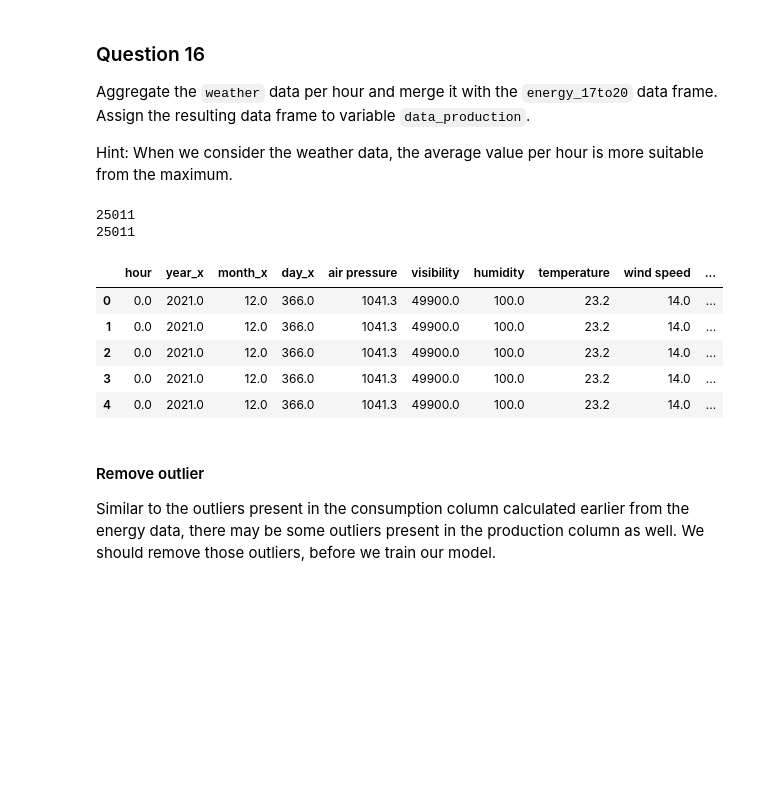
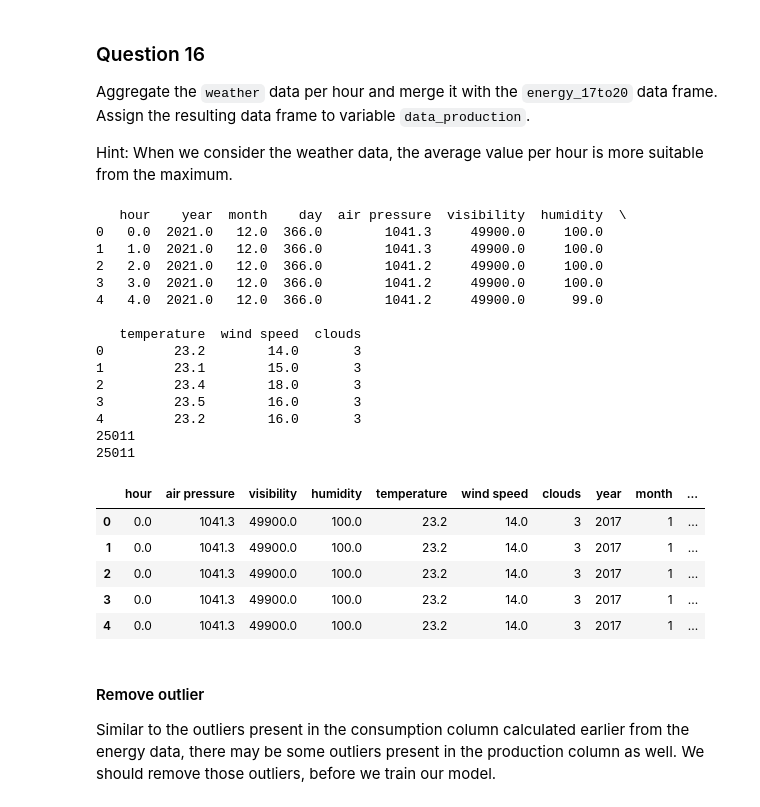
Before and after one commit to PanosBn/IoTGroup9, a Jupyter notebook: assignment.ipynb, the cells around one changed output. Cells and saved outputs as stored; diff of their text form; code cells hidden in the pictures; blank space fills up the shorter version.

```diff
--- a/assignment.ipynb
+++ b/assignment.ipynb
@@ -1354,26 +1354,39 @@ When we consider the weather data, the average value per hour is more suitable f
 # %%
 #// BEGIN_TODO [Q16]
 weather_copy = weather.copy()
 weather_grouped = weather_copy.groupby(['hour']).agg(np.max)
 weather_grouped.index.names = ["hour"]
 weather_grouped = weather_grouped.dropna()
 weather_grouped = weather_grouped.reset_index()
-
-data_production = pd.merge(weather_grouped, energy_17to20, on='hour')
+print(weather_grouped.head())
+data_production = pd.merge(weather_grouped.drop(['year', 'month', 'day'], axis=1), energy_17to20, on='hour')
 #sanity check
 print(len(data_production))
 print(len(energy_17to20))
 data_production.head()
 #// END_TODO [Q16]
 # %% [output]
+   hour    year  month    day  air pressure  visibility  humidity  \
+0   0.0  2021.0   12.0  366.0        1041.3     49900.0     100.0
+1   1.0  2021.0   12.0  366.0        1041.3     49900.0     100.0
+2   2.0  2021.0   12.0  366.0        1041.2     49900.0     100.0
+3   3.0  2021.0   12.0  366.0        1041.2     49900.0     100.0
+4   4.0  2021.0   12.0  366.0        1041.2     49900.0      99.0
+
+   temperature  wind speed  clouds
+0         23.2        14.0       3
+1         23.1        15.0       3
+2         23.4        18.0       3
+3         23.5        16.0       3
+4         23.2        16.0       3
 25011
 25011
-|  | hour | year_x | month_x | day_x | air pressure | visibility | humidity | temperature | wind speed | ... |
-| 0 | 0.0 | 2021.0 | 12.0 | 366.0 | 1041.3 | 49900.0 | 100.0 | 23.2 | 14.0 | ... |
-| 1 | 0.0 | 2021.0 | 12.0 | 366.0 | 1041.3 | 49900.0 | 100.0 | 23.2 | 14.0 | ... |
-| 2 | 0.0 | 2021.0 | 12.0 | 366.0 | 1041.3 | 49900.0 | 100.0 | 23.2 | 14.0 | ... |
-| 3 | 0.0 | 2021.0 | 12.0 | 366.0 | 1041.3 | 49900.0 | 100.0 | 23.2 | 14.0 | ... |
-| 4 | 0.0 | 2021.0 | 12.0 | 366.0 | 1041.3 | 49900.0 | 100.0 | 23.2 | 14.0 | ... |
+|  | hour | air pressure | visibility | humidity | temperature | wind speed | clouds | year | month | ... |
+| 0 | 0.0 | 1041.3 | 49900.0 | 100.0 | 23.2 | 14.0 | 3 | 2017 | 1 | ... |
+| 1 | 0.0 | 1041.3 | 49900.0 | 100.0 | 23.2 | 14.0 | 3 | 2017 | 1 | ... |
+| 2 | 0.0 | 1041.3 | 49900.0 | 100.0 | 23.2 | 14.0 | 3 | 2017 | 1 | ... |
+| 3 | 0.0 | 1041.3 | 49900.0 | 100.0 | 23.2 | 14.0 | 3 | 2017 | 1 | ... |
+| 4 | 0.0 | 1041.3 | 49900.0 | 100.0 | 23.2 | 14.0 | 3 | 2017 | 1 | ... |
 # %% [markdown]
 #### Remove outlier
 
```
Also changed, not shown: parts of 6 cells of this notebook.
